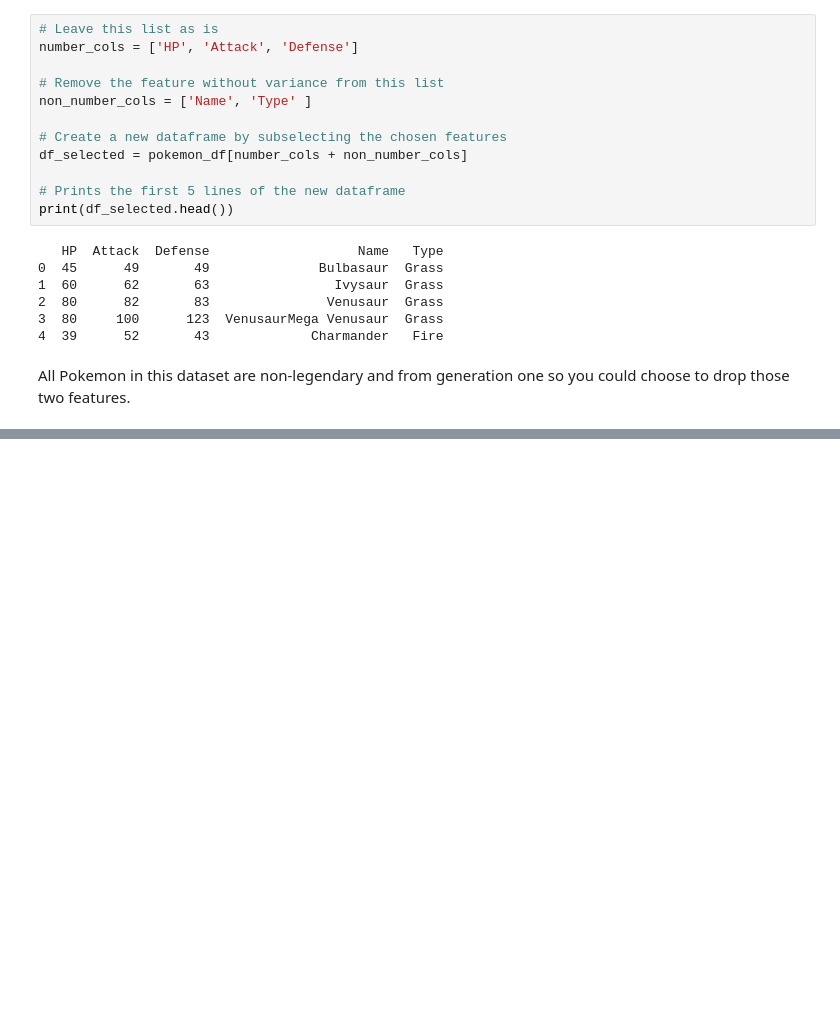
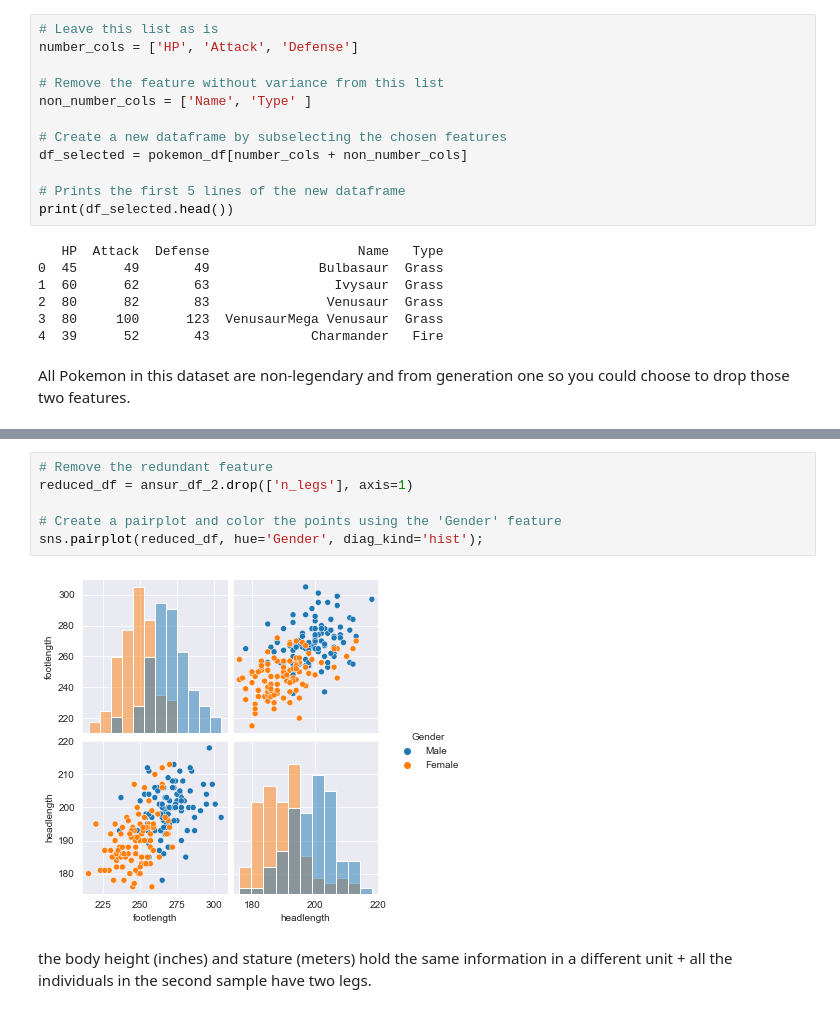
Before and after one commit to kakamana/kakamana.github.io, a Jupyter notebook: posts/Exploring high dimensional data/Exploring High Dimensional data.ipynb, the cells around one changed output, grey strips where cells are left out. Cells and saved outputs as stored; diff of their text form; blank space fills up the shorter version.

```diff
--- a/posts/Exploring high dimensional data/Exploring High Dimensional data.ipynb
+++ b/posts/Exploring high dimensional data/Exploring High Dimensional data.ipynb
@@ -114,0 +139,10 @@ All Pokemon in this dataset are non-legendary and from generation one so you cou
+# %%
+# Remove the redundant feature
+reduced_df = ansur_df_2.drop(['n_legs'], axis=1)
+
+# Create a pairplot and color the points using the 'Gender' feature
+sns.pairplot(reduced_df, hue='Gender', diag_kind='hist');
+# %% [output]
+[figure, added]
+# %% [markdown]
+the body height (inches) and stature (meters) hold the same information in a different unit + all the individuals in the second sample have two legs.
```
Also changed, not shown: parts of 18 cells of this notebook, 15 other files.
